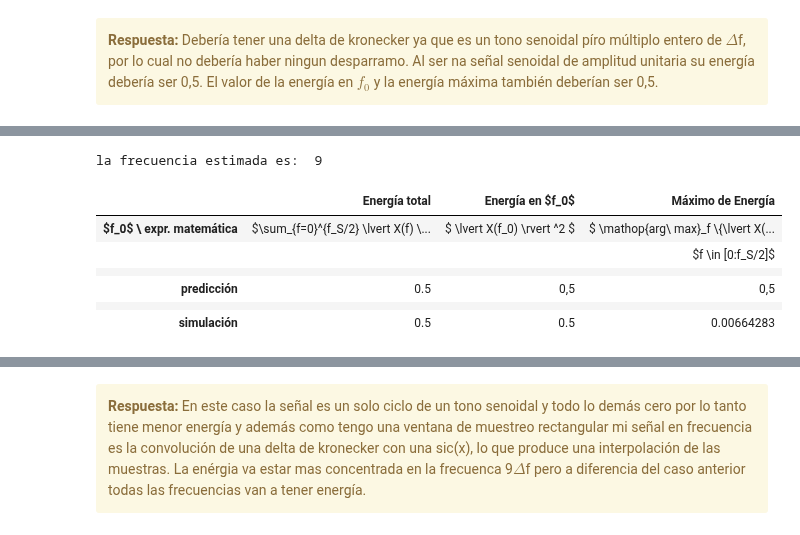
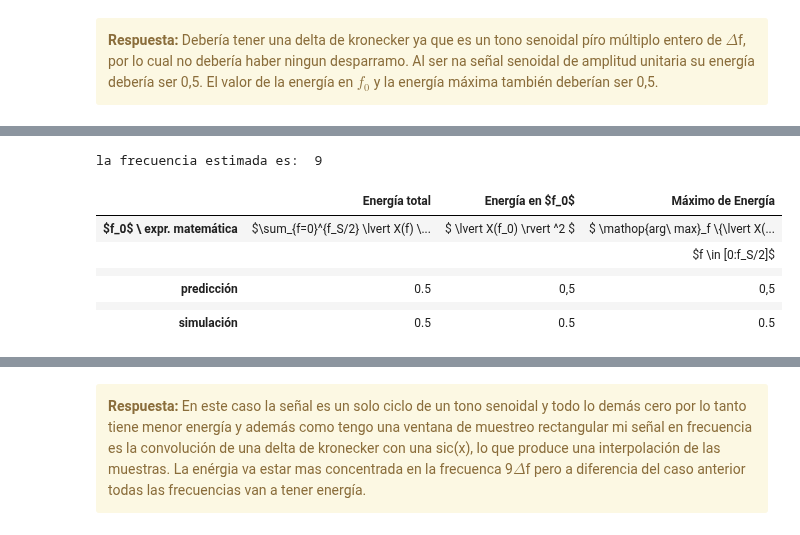
Before and after one commit to NicolasFerragamo/pdstestbench, a Jupyter notebook: TP1 - Muestreo de señales - Forurier_copia.ipynb, the cells around one changed output, grey strips where cells are left out. Drawn from its saved outputs; the diff is of its cells as text; code cells hidden in the pictures.

```diff
--- a/TP1 - Muestreo de señales - Forurier_copia.ipynb
+++ b/TP1 - Muestreo de señales - Forurier_copia.ipynb
@@ -830,7 +830,7 @@ plt.axvline(0, color="black")
 plt.grid()
 plt.title('Gráfico de la señal temporal')
 
-FFT.plotFFT(fftsignal, fs, N, y1l='Amplitud Normlizada [db] ', y2l='Fase [rad] ',
+FFT.plotFFT(fftsignal, fs, N, y1l='Amplitud [UA] ', y2l='Fase [rad] ',
              c=0, db='off', tipo='plot', m='.')
 
 
@@ -848,56 +848,60 @@ for ii in range(0,N):
 
 energia_frecuencia = energia_frecuencia/N**2
 
+
 # Energía puntual
 mod_fftsignal1 = np.zeros(int(N/2))
 mod_fftsignal1 = mod_fftsignal[:int(N/2)]
 
-max_modsignal = np.amax(mod_fftsignal1, axis=0)
+max_signal = np.amax(mod_fftsignal1, axis=0)
 
 
 for jj in range(0, int(N/2)) :
-     if (max_modsignal == mod_fftsignal1[jj]) :
-        k = jj
+     if (max_signal == mod_fftsignal1[jj]) :
+          k = jj
+
 print('la frecuencia estimada es: ', k)
 
-energia_frecuencia_puntual = mod_fftsignal1[k] **2
+
+energia_frecuencia_puntual = mod_fftsignal1[9] **2
 energia_frecuencia_puntual = energia_frecuencia_puntual *2/(N**2)
 
 energia_max_frecuencia = max_signal **2
 energia_max_frecuencia = energia_max_frecuencia *2/(N**2)
 
+#%% Relleno de tabla
 
 prediccion = ['0.5', '0,5', '0,5']
 resultados = [energia_frecuencia, energia_frecuencia_puntual, energia_max_frecuencia]
 
 tus_resultados = [ ['$\sum_{f=0}^{f_S/2} \lvert X(f) \rvert ^2$', '$ \lvert X(f_0) \rvert ^2 $', '$ \mathop{arg\ max}_f \{\lvert X(f) \rvert ^2\} $'],
                    ['',                                     '',                           '$f \in [0:f_S/2]$'],
                   ['', '', ''],
                   [prediccion[0], prediccion[1], prediccion[2]], # <-- completar acá
                   ['', '', ''],
                   [resultados[0], resultados[1], resultados[2]]  # <-- completar acá
                  ]
 df = DataFrame(tus_resultados, columns=['Energía total', 'Energía en $f_0$', 'Máximo de Energía'],
                index=['$f_0$ \ expr. matemática',
                       '',
                       '',
                       'predicción',
                       '',
                       'simulación'])
 HTML(df.to_html())
 # %% [output]
 [interactive output not drawn]
 [interactive output not drawn]
 [interactive output not drawn]
 [interactive output not drawn]
 la frecuencia estimada es:  9
 |  | Energía total | Energía en $f_0$ | Máximo de Energía |
 | $f_0$ \ expr. matemática | $\sum_{f=0}^{f_S/2} \lvert X(f) \... | $ \lvert X(f_0) \rvert ^2 $ | $ \mathop{arg\ max}_f \{\lvert X(... |
 |  |  |  | $f \in [0:f_S/2]$ |
 |  |  |  |  |
 | predicción | 0.5 | 0,5 | 0,5 |
 |  |  |  |  |
-| simulación | 0.5 | 0.5 | 0.00664283 |
+| simulación | 0.5 | 0.5 | 0.5 |
 # %% [markdown]
 <table width="80%" cellpadding="7" cellspacing="0">
 	<col width="50%">
```
Also changed, not shown: parts of 13 cells of this notebook, 2 other files.
